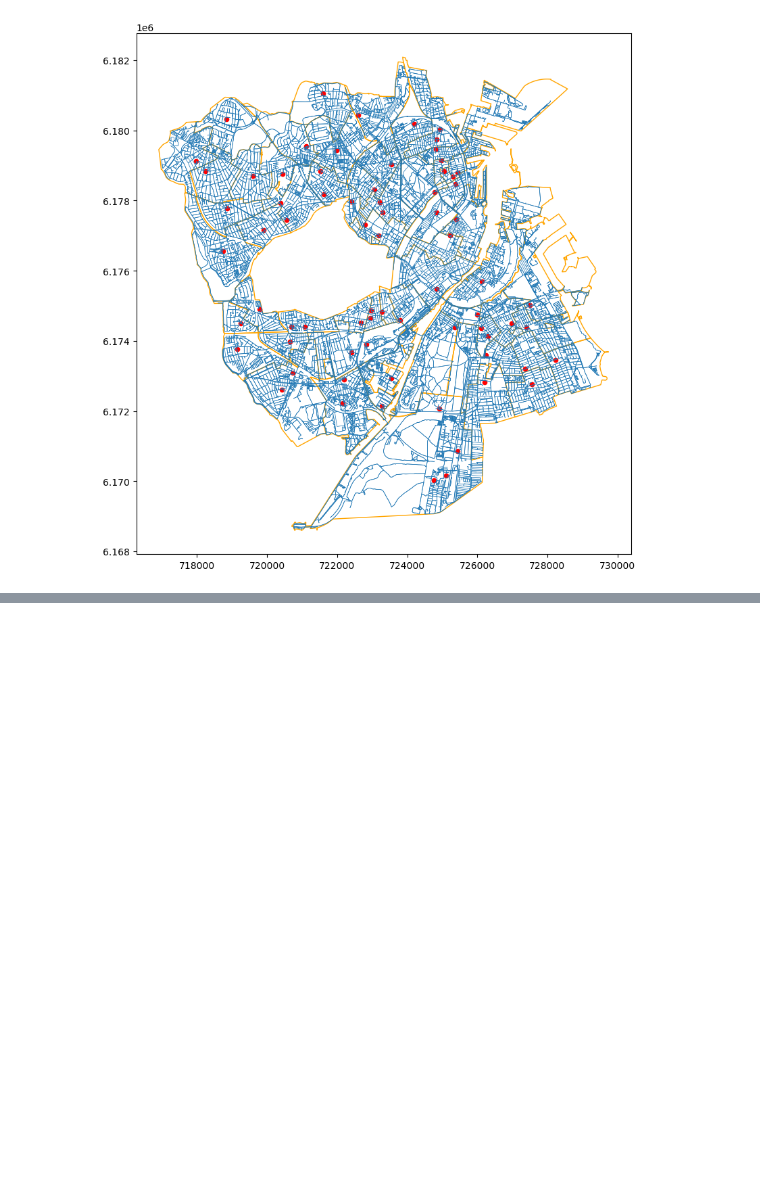
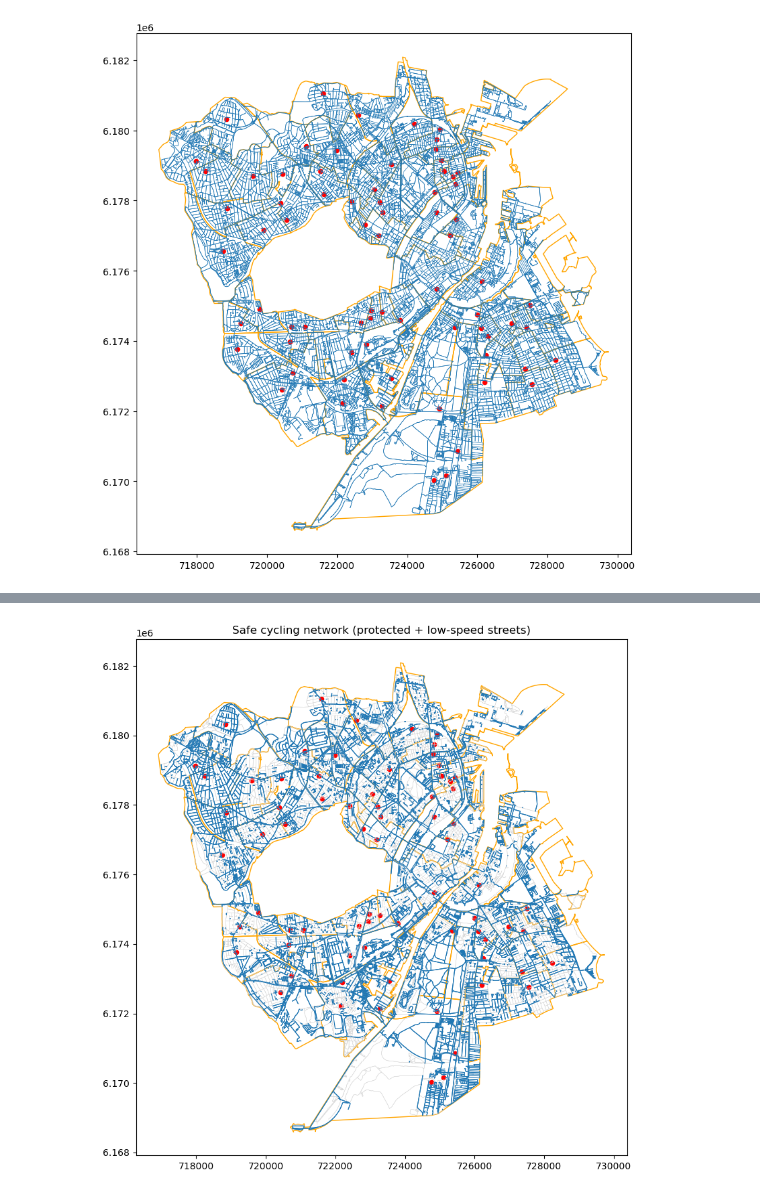
Before and after one commit to peterkriegel/safe-bike-paths-to-school-cph, a Jupyter notebook: notebooks/03_prepare_network.ipynb, the cells around one changed output, grey strips where cells are left out. Cells and saved outputs as stored; diff of their text form; code cells hidden in the pictures; blank space fills up the shorter version.

Commit message:
Implement intial safety model for cycling network and add documentation in 03_prepare_network notebook

```diff
--- a/notebooks/03_prepare_network.ipynb
+++ b/notebooks/03_prepare_network.ipynb
@@ -142,0 +378,2 @@ edges.to_file(
+# %%
+edges["maxspeed_num"] = edges["maxspeed"].apply(parse_maxspeed)
@@ -142,0 +386,8 @@ edges.to_file(
+# %%
+edges["is_low_speed"] = (
+    edges["highway"].apply(lambda x: has_value(x, low_speed_highways)) &
+    (
+        (edges["maxspeed_num"].isna()) |   # assume low if unknown
+        (edges["maxspeed_num"] <= 30)
+    )
+)
@@ -142,0 +404,5 @@ edges.to_file(
+# %%
+edges["is_safe"] = (
+    edges["is_protected"] |
+    edges["is_low_speed"]
+)
@@ -142,0 +415,2 @@ edges.to_file(
+# %%
+safe_edges = edges[edges["is_safe"]].copy()
@@ -142,0 +423,11 @@ edges.to_file(
+# %%
+ax = edges.plot(figsize=(10, 10), color="lightgrey", linewidth=0.3)
+safe_edges.plot(ax=ax, linewidth=0.8)
+
+districts.plot(ax=ax, edgecolor="orange", facecolor="none")
+schools.plot(ax=ax, color="red", markersize=20)
+
+plt.title("Safe cycling network (protected + low-speed streets)")
+plt.show()
+# %% [output]
+[figure, added]
```
Also changed, not shown: parts of 38 cells of this notebook.
